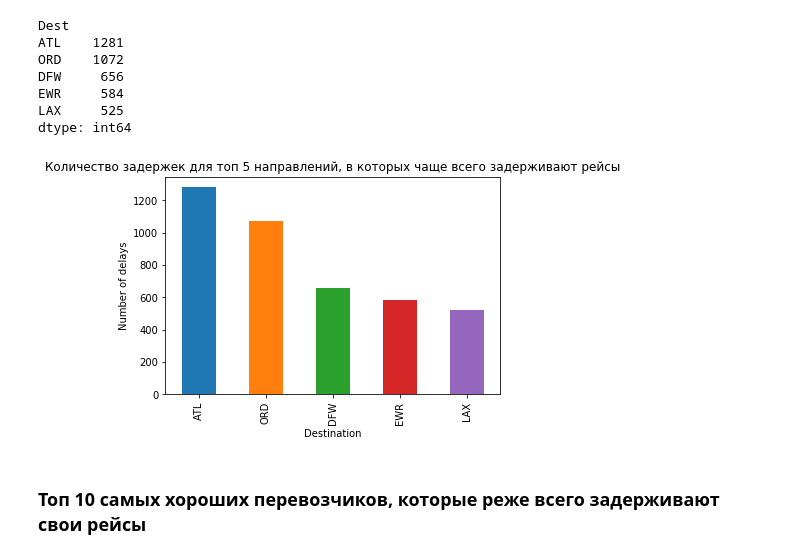
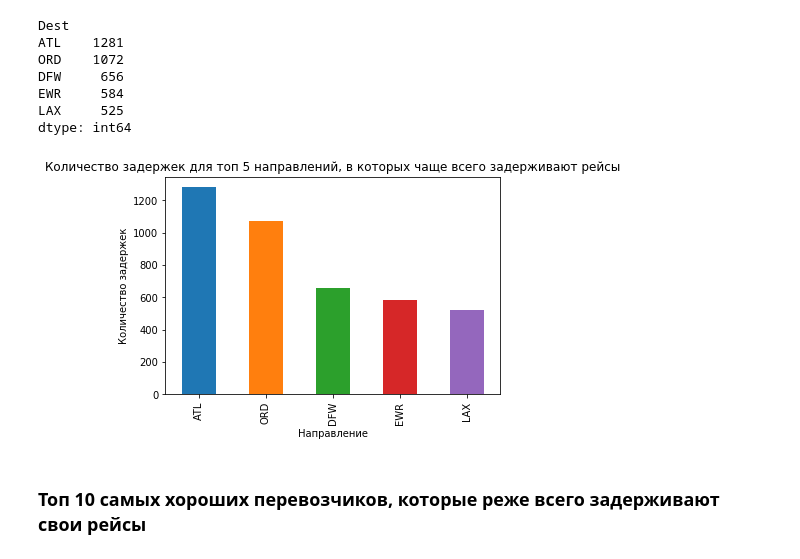
Before and after one commit to bindarya/DZ, a Jupyter notebook: DZ2_2_sem_version2.ipynb, the cells around one changed output. Saved outputs shown, nothing was run; the diff lists cells and outputs as text; code cells hidden in the pictures.

```diff
--- a/DZ2_2_sem_version2.ipynb
+++ b/DZ2_2_sem_version2.ipynb
@@ -57,12 +57,12 @@ LAX     525
 dtype: int64
 # %%
 data.groupby("Dest").apply(lambda data: np.sum(data["dep_delayed_15min"] == "Y")).sort_values(ascending=False)[:5].plot(kind="bar")
-plt.xlabel("Destination")
-plt.ylabel("Number of delays")
+plt.xlabel("Направление")
+plt.ylabel("Количество задержек")
 plt.title('Количество задержек для топ 5 направлений, в которых чаще всего задерживают рейсы')
 plt.show()
 # %% [output]
-[figure, old version]
+[figure, new version]
 # %% [markdown]
 ### Топ 10 самых хороших перевозчиков, которые реже всего задерживают свои рейсы ###
 # %%
```
Also changed, not shown: parts of 10 cells of this notebook.
